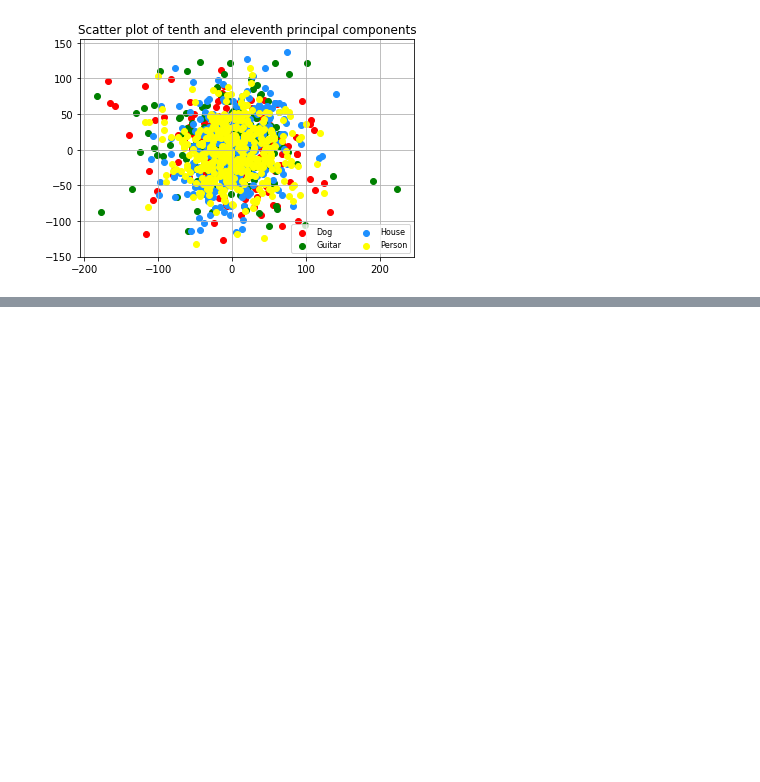
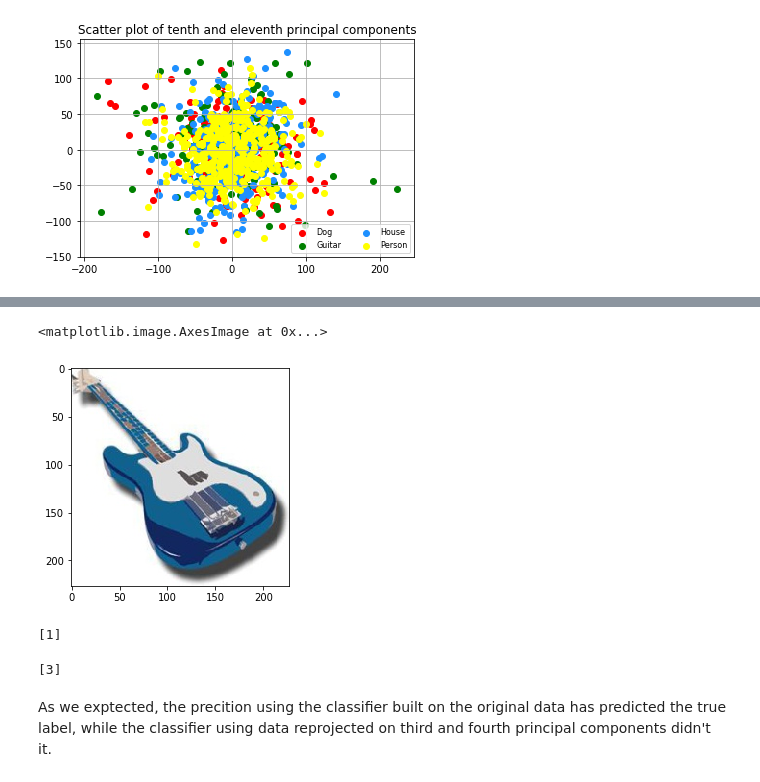
Before and after one commit to Marlowess/ML_AI_HW_1, a Jupyter notebook: homework1_notebook.ipynb, the cells around one changed output, grey strips where cells are left out. Saved outputs shown, nothing was run; the diff lists cells and outputs as text; code cells hidden in the pictures; blank space fills up the shorter version.

```diff
--- a/homework1_notebook.ipynb
+++ b/homework1_notebook.ipynb
@@ -255,0 +290,19 @@ plotScatter(X_t, "tenth and eleventh", "scatter_10_11", 9, 10)
+# %%
+original_image = x_r[359]
+original_image = scaler.inverse_transform(original_image)
+img = np.reshape(original_image, (227,227,3))
+img = Image.fromarray(img.astype('uint8'))
+plt.imshow(img)
+# %% [output]
+<matplotlib.image.AxesImage at 0x...>
+[figure, added]
+# %%
+print(classifier_original.predict(np.reshape(img, (1,154587)))) # Prediction using original data classifier
+# %% [output]
+[1]
+# %%
+print(classifier_3_4.predict(np.reshape(img, (1,154587)))) # Prediction using reprojected data classifier
+# %% [output]
+[3]
+# %% [markdown]
+As we exptected, the precition using the classifier built on the original data has predicted the true label, while the classifier using data reprojected on third and fourth principal components didn't it.
```
Also changed, not shown: parts of 13 cells of this notebook, 1 other file.
